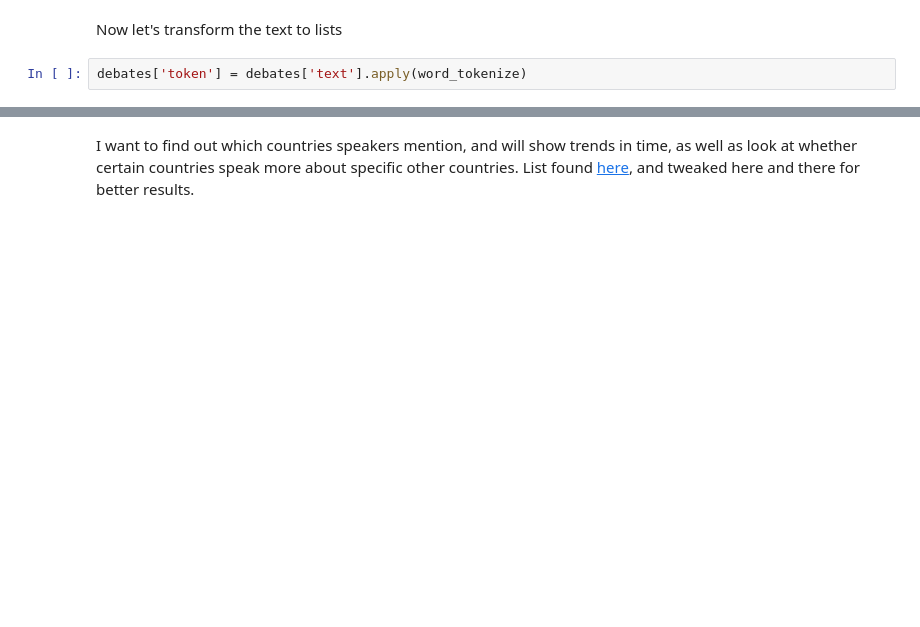
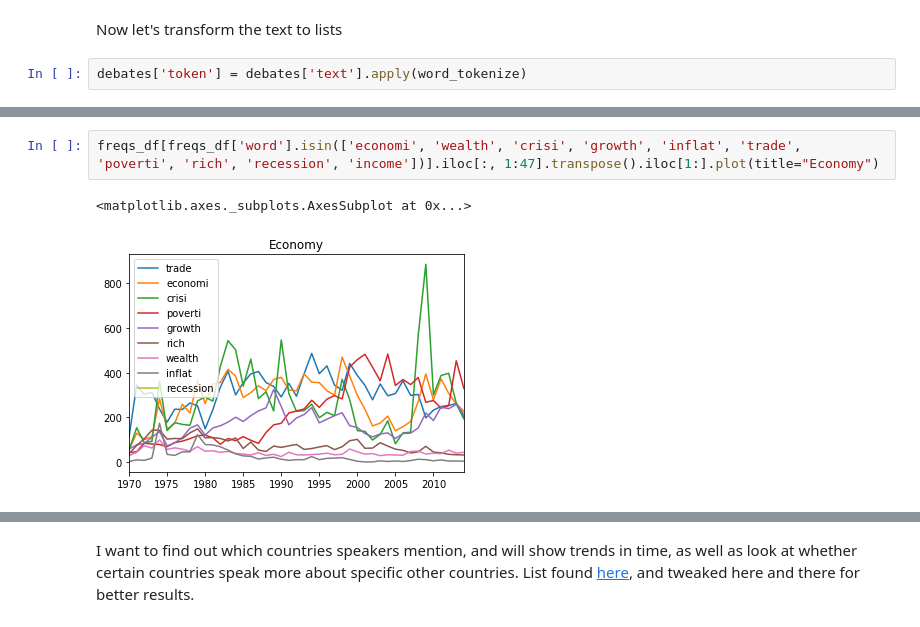
Before and after one commit to LaurentBerder/Kaggle, a Jupyter notebook: UN_General_Debate/UN_General_Debates.ipynb, the cells around one changed output, grey strips where cells are left out. Saved outputs shown, nothing was run; the diff lists cells and outputs as text; blank space fills up the shorter version.

```diff
--- a/UN_General_Debate/UN_General_Debates.ipynb
+++ b/UN_General_Debate/UN_General_Debates.ipynb
@@ -67,0 +221,5 @@ debates['token'] = debates['text'].apply(word_tokenize)
+# %%
+freqs_df[freqs_df['word'].isin(['economi', 'wealth', 'crisi', 'growth', 'inflat', 'trade', 'poverti', 'rich', 'recession', 'income'])].iloc[:, 1:47].transpose().iloc[1:].plot(title="Economy")
+# %% [output]
+<matplotlib.axes._subplots.AxesSubplot at 0x...>
+[figure, added]
```
Also changed, not shown: parts of 65 cells of this notebook.
